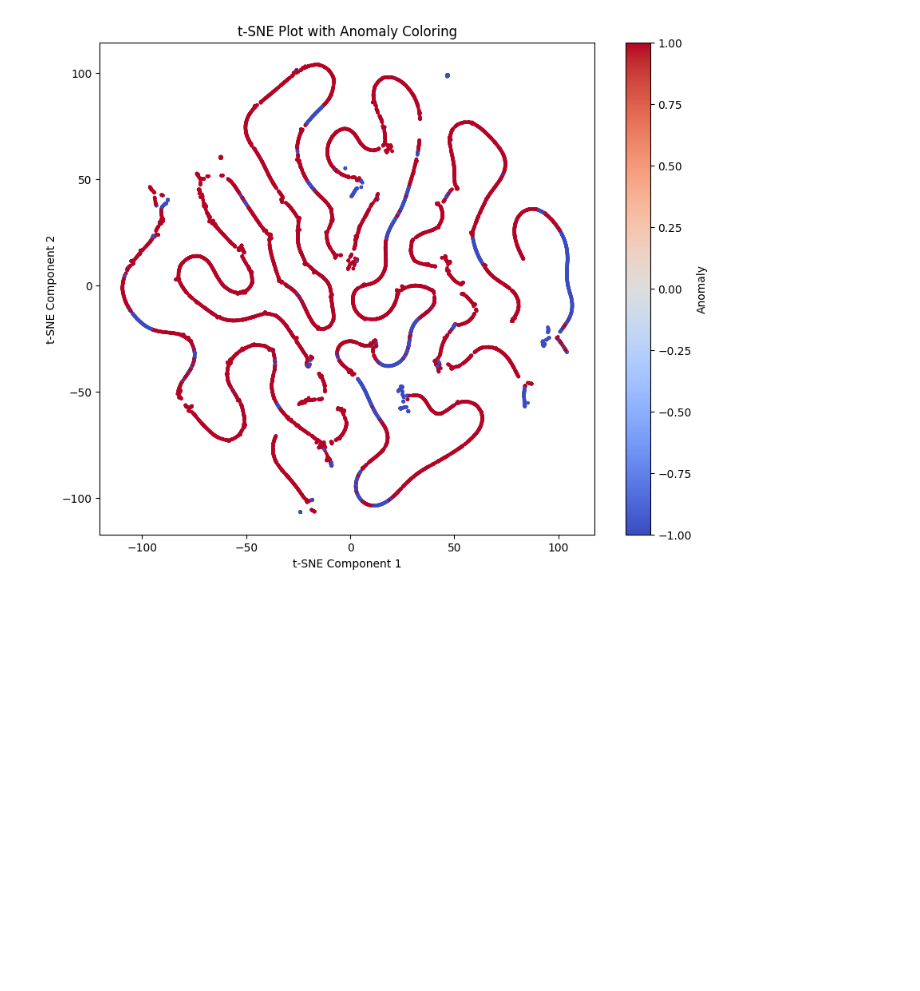
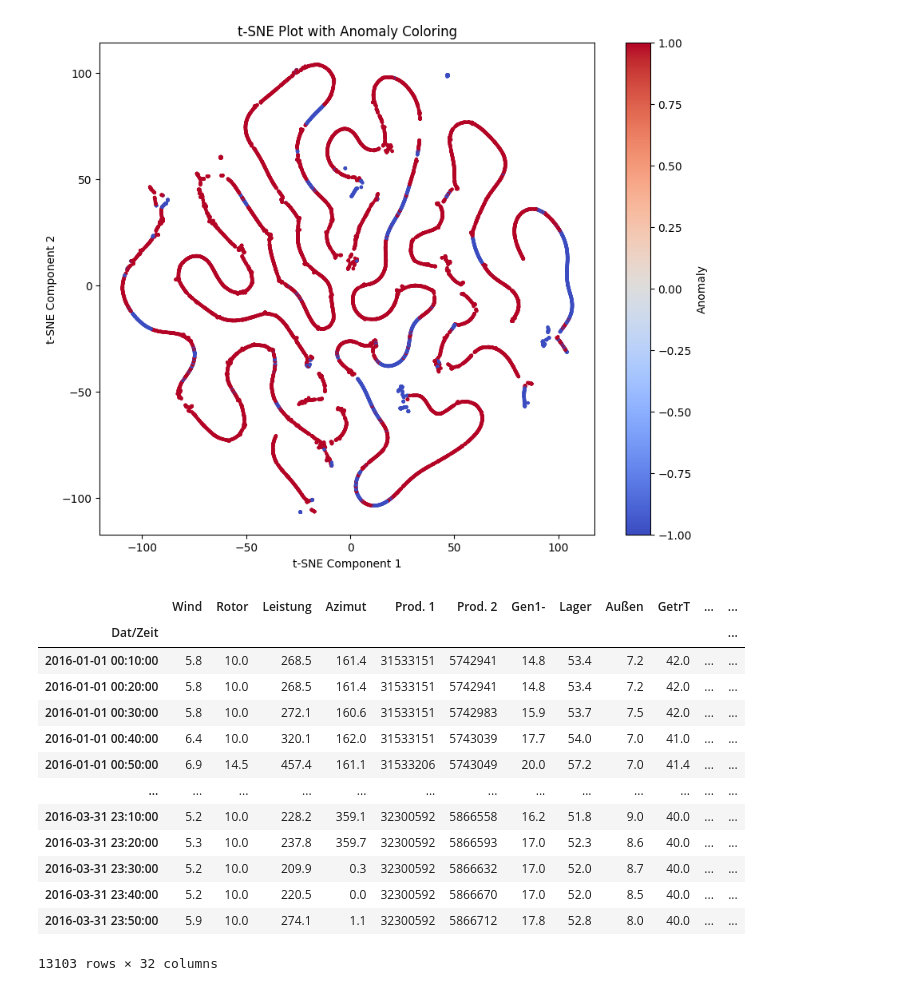
Before and after one commit to ManafMukred/Time_Series_forcasting_and_Anomaly_Detection, a Jupyter notebook: Wind_Turbine_Prediction_and_Anomaly_Detection.ipynb, the cells around one changed output. Cells and saved outputs as stored; diff of their text form; code cells hidden in the pictures; blank space fills up the shorter version.

```diff
--- a/Wind_Turbine_Prediction_and_Anomaly_Detection.ipynb
+++ b/Wind_Turbine_Prediction_and_Anomaly_Detection.ipynb
@@ -140,3 +158,20 @@ anomaly_detector.visualize_anomalies(until_date= '2016-1-13')
 anomaly_detector.visualize_tsne()
 # %% [output]
 [figure]
+# %%
+Turbine.df1.set_index('Dat/Zeit')
+# %% [output]
+|  | Wind | Rotor | Leistung | Azimut | Prod. 1 | Prod. 2 | Gen1- | Lager | Außen | GetrT | ... | ... |
+| Dat/Zeit |  |  |  |  |  |  |  |  |  |  |  | ... |
+| 2016-01-01 00:10:00 | 5.8 | 10.0 | 268.5 | 161.4 | 31533151 | 5742941 | 14.8 | 53.4 | 7.2 | 42.0 | ... | ... |
+| 2016-01-01 00:20:00 | 5.8 | 10.0 | 268.5 | 161.4 | 31533151 | 5742941 | 14.8 | 53.4 | 7.2 | 42.0 | ... | ... |
+| 2016-01-01 00:30:00 | 5.8 | 10.0 | 272.1 | 160.6 | 31533151 | 5742983 | 15.9 | 53.7 | 7.5 | 42.0 | ... | ... |
+| 2016-01-01 00:40:00 | 6.4 | 10.0 | 320.1 | 162.0 | 31533151 | 5743039 | 17.7 | 54.0 | 7.0 | 41.0 | ... | ... |
+| 2016-01-01 00:50:00 | 6.9 | 14.5 | 457.4 | 161.1 | 31533206 | 5743049 | 20.0 | 57.2 | 7.0 | 41.4 | ... | ... |
+| ... | ... | ... | ... | ... | ... | ... | ... | ... | ... | ... | ... | ... |
+| 2016-03-31 23:10:00 | 5.2 | 10.0 | 228.2 | 359.1 | 32300592 | 5866558 | 16.2 | 51.8 | 9.0 | 40.0 | ... | ... |
+| 2016-03-31 23:20:00 | 5.3 | 10.0 | 237.8 | 359.7 | 32300592 | 5866593 | 17.0 | 52.3 | 8.6 | 40.0 | ... | ... |
+| 2016-03-31 23:30:00 | 5.2 | 10.0 | 209.9 | 0.3 | 32300592 | 5866632 | 17.0 | 52.0 | 8.7 | 40.0 | ... | ... |
+| 2016-03-31 23:40:00 | 5.2 | 10.0 | 220.5 | 0.0 | 32300592 | 5866670 | 17.0 | 52.0 | 8.5 | 40.0 | ... | ... |
+| 2016-03-31 23:50:00 | 5.9 | 10.0 | 274.1 | 1.1 | 32300592 | 5866712 | 17.8 | 52.8 | 8.0 | 40.0 | ... | ... |
+13103 rows × 32 columns
```
Also changed, not shown: parts of 7 cells of this notebook, 4 other files.
